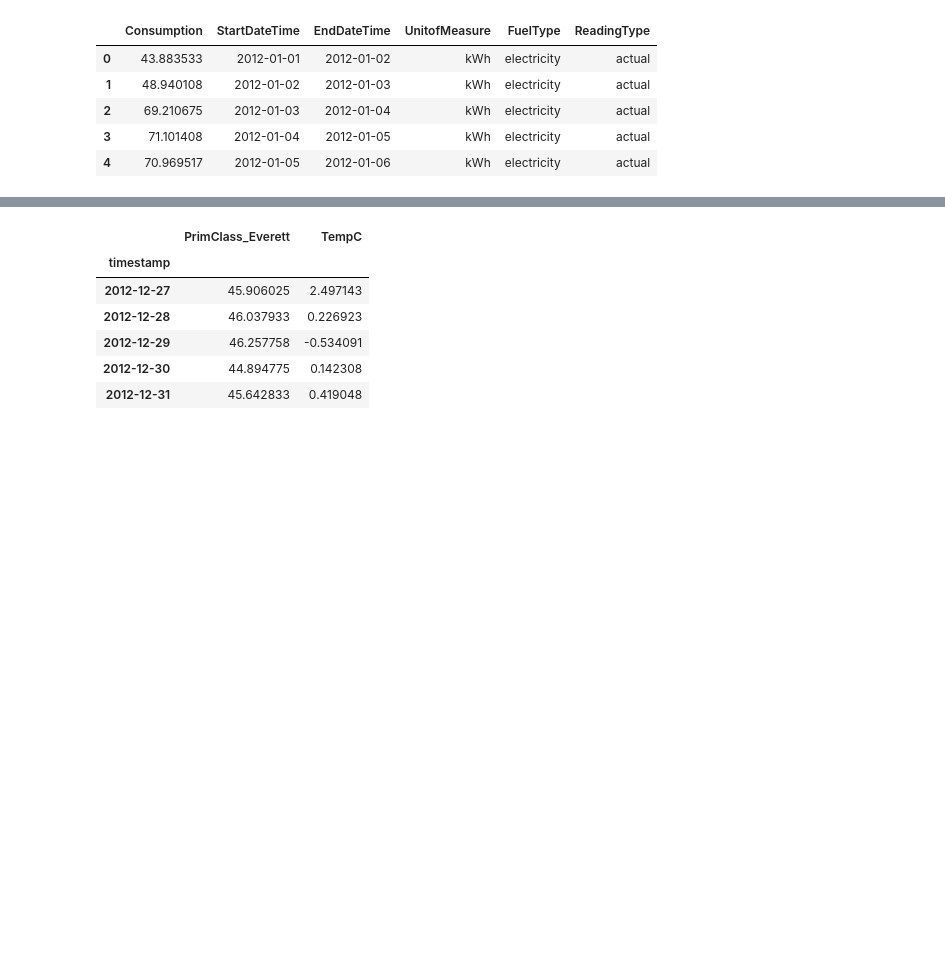
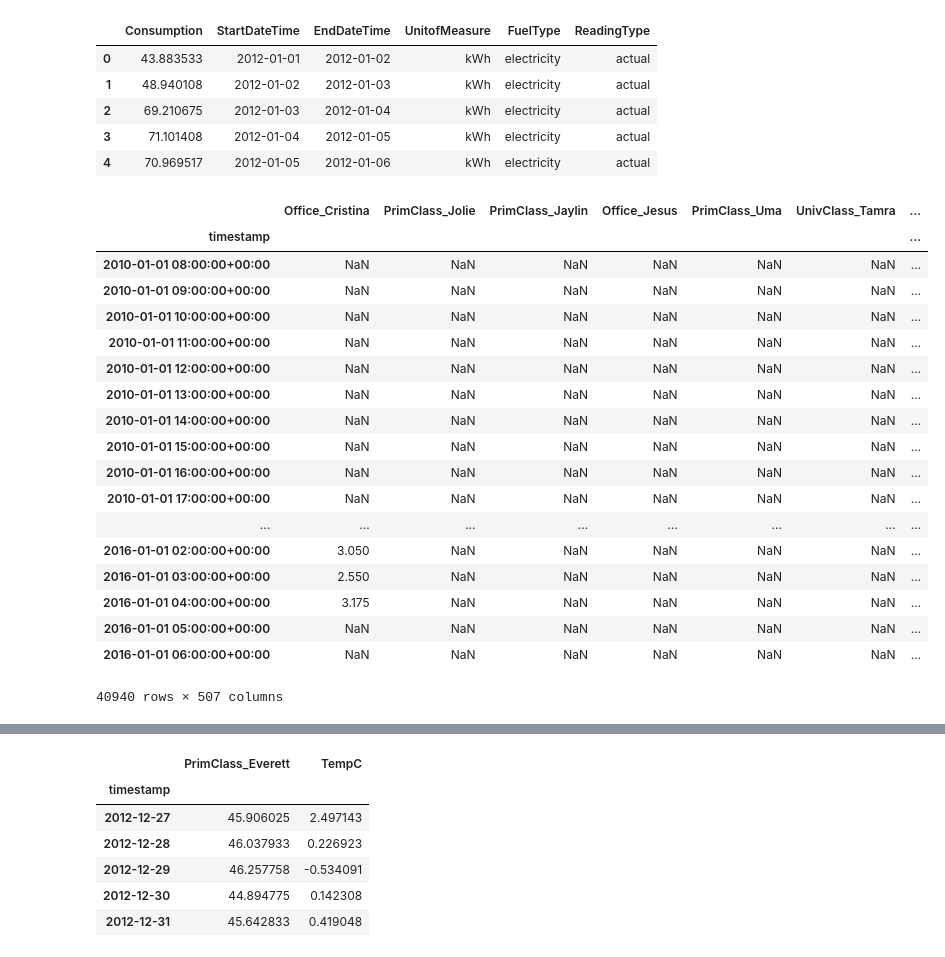
Before and after one commit to buds-lab/the-building-data-genome-project, a Jupyter notebook: notebooks/07_EEMeter Models Creation.ipynb, the cells around one changed output, grey strips where cells are left out. Drawn from its saved outputs; the diff is of its cells as text; code cells hidden in the pictures; blank space fills up the shorter version.

```diff
--- a/notebooks/07_EEMeter Models Creation.ipynb
+++ b/notebooks/07_EEMeter Models Creation.ipynb
@@ -188,3 +188,25 @@ consumptions = import_pandas(to_load)
 param_optimization_meter = TemperatureSensitivityParameterOptimizationMeter("degC", model)
 # %%
 annualized_usage_meter = AnnualizedUsageMeter("degC", model)
+# %%
+temp
+# %% [output]
+|  | Office_Cristina | PrimClass_Jolie | PrimClass_Jaylin | Office_Jesus | PrimClass_Uma | UnivClass_Tamra | ... |
+| timestamp |  |  |  |  |  |  | ... |
+| 2010-01-01 08:00:00+00:00 | NaN | NaN | NaN | NaN | NaN | NaN | ... |
+| 2010-01-01 09:00:00+00:00 | NaN | NaN | NaN | NaN | NaN | NaN | ... |
+| 2010-01-01 10:00:00+00:00 | NaN | NaN | NaN | NaN | NaN | NaN | ... |
+| 2010-01-01 11:00:00+00:00 | NaN | NaN | NaN | NaN | NaN | NaN | ... |
+| 2010-01-01 12:00:00+00:00 | NaN | NaN | NaN | NaN | NaN | NaN | ... |
+| 2010-01-01 13:00:00+00:00 | NaN | NaN | NaN | NaN | NaN | NaN | ... |
+| 2010-01-01 14:00:00+00:00 | NaN | NaN | NaN | NaN | NaN | NaN | ... |
+| 2010-01-01 15:00:00+00:00 | NaN | NaN | NaN | NaN | NaN | NaN | ... |
+| 2010-01-01 16:00:00+00:00 | NaN | NaN | NaN | NaN | NaN | NaN | ... |
+| 2010-01-01 17:00:00+00:00 | NaN | NaN | NaN | NaN | NaN | NaN | ... |
+| ... | ... | ... | ... | ... | ... | ... | ... |
+| 2016-01-01 02:00:00+00:00 | 3.050 | NaN | NaN | NaN | NaN | NaN | ... |
+| 2016-01-01 03:00:00+00:00 | 2.550 | NaN | NaN | NaN | NaN | NaN | ... |
+| 2016-01-01 04:00:00+00:00 | 3.175 | NaN | NaN | NaN | NaN | NaN | ... |
+| 2016-01-01 05:00:00+00:00 | NaN | NaN | NaN | NaN | NaN | NaN | ... |
+| 2016-01-01 06:00:00+00:00 | NaN | NaN | NaN | NaN | NaN | NaN | ... |
+40940 rows × 507 columns
```
Also changed, not shown: parts of 7 cells of this notebook, 52 other files.
